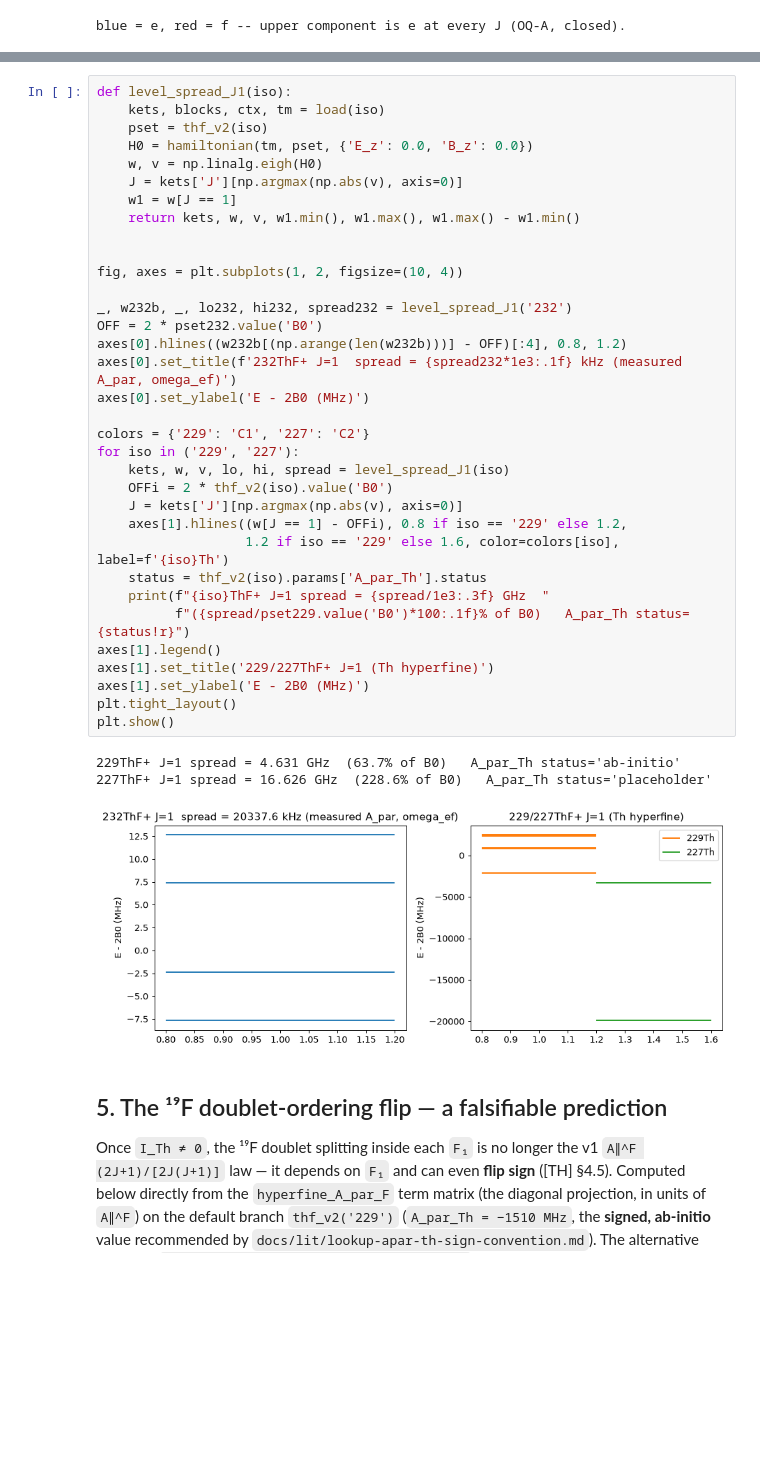
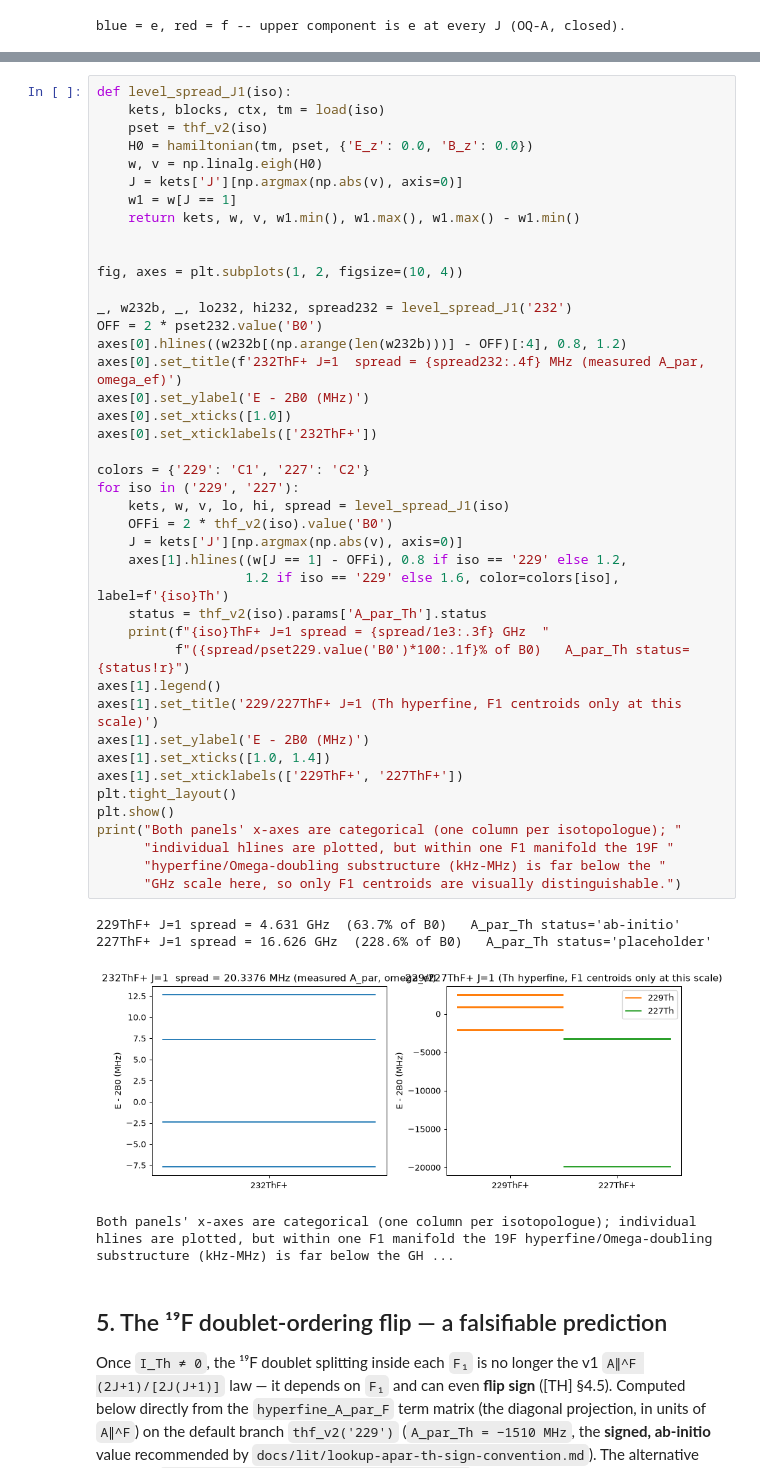
Before and after one commit to arianjad/heff, a Jupyter notebook: notebooks/ThF_plus_Isotopologues.ipynb, the cells around one changed output, grey strips where cells are left out. Saved outputs shown, nothing was run; the diff lists cells and outputs as text; blank space fills up the shorter version.

Commit message:
fix(v2): Task 10 review — Δm_F legend, caption statuses, complete 227Th flag, line labels, figure polish
Co-Authored-By: Claude Fable 5.1 <noreply@anthropic.com>

```diff
--- a/notebooks/ThF_plus_Isotopologues.ipynb
+++ b/notebooks/ThF_plus_Isotopologues.ipynb
@@ -301,36 +307,45 @@ def level_spread_J1(iso):
     w, v = np.linalg.eigh(H0)
     J = kets['J'][np.argmax(np.abs(v), axis=0)]
     w1 = w[J == 1]
     return kets, w, v, w1.min(), w1.max(), w1.max() - w1.min()
 
 
 fig, axes = plt.subplots(1, 2, figsize=(10, 4))
 
 _, w232b, _, lo232, hi232, spread232 = level_spread_J1('232')
 OFF = 2 * pset232.value('B0')
 axes[0].hlines((w232b[(np.arange(len(w232b)))] - OFF)[:4], 0.8, 1.2)
-axes[0].set_title(f'232ThF+ J=1  spread = {spread232*1e3:.1f} kHz (measured A_par, omega_ef)')
+axes[0].set_title(f'232ThF+ J=1  spread = {spread232:.4f} MHz (measured A_par, omega_ef)')
 axes[0].set_ylabel('E - 2B0 (MHz)')
+axes[0].set_xticks([1.0])
+axes[0].set_xticklabels(['232ThF+'])
 
 colors = {'229': 'C1', '227': 'C2'}
 for iso in ('229', '227'):
     kets, w, v, lo, hi, spread = level_spread_J1(iso)
     OFFi = 2 * thf_v2(iso).value('B0')
     J = kets['J'][np.argmax(np.abs(v), axis=0)]
     axes[1].hlines((w[J == 1] - OFFi), 0.8 if iso == '229' else 1.2,
                    1.2 if iso == '229' else 1.6, color=colors[iso], label=f'{iso}Th')
     status = thf_v2(iso).params['A_par_Th'].status
     print(f"{iso}ThF+ J=1 spread = {spread/1e3:.3f} GHz  "
           f"({spread/pset229.value('B0')*100:.1f}% of B0)   A_par_Th status={status!r}")
 axes[1].legend()
-axes[1].set_title('229/227ThF+ J=1 (Th hyperfine)')
+axes[1].set_title('229/227ThF+ J=1 (Th hyperfine, F1 centroids only at this scale)')
 axes[1].set_ylabel('E - 2B0 (MHz)')
+axes[1].set_xticks([1.0, 1.4])
+axes[1].set_xticklabels(['229ThF+', '227ThF+'])
 plt.tight_layout()
 plt.show()
+print("Both panels' x-axes are categorical (one column per isotopologue); "
+      "individual hlines are plotted, but within one F1 manifold the 19F "
+      "hyperfine/Omega-doubling substructure (kHz-MHz) is far below the "
+      "GHz scale here, so only F1 centroids are visually distinguishable.")
 # %% [output]
 229ThF+ J=1 spread = 4.631 GHz  (63.7% of B0)   A_par_Th status='ab-initio'
 227ThF+ J=1 spread = 16.626 GHz  (228.6% of B0)   A_par_Th status='placeholder'
-[figure, old version]
+[figure, new version]
+Both panels' x-axes are categorical (one column per isotopologue); individual hlines are plotted, but within one F1 manifold the 19F hyperfine/Omega-doubling substructure (kHz-MHz) is far below the GH ...
 # %% [markdown]
 ## 5. The ¹⁹F doublet-ordering flip — a falsifiable prediction
 
```
Also changed, not shown: parts of 16 cells of this notebook, 1 other file.
